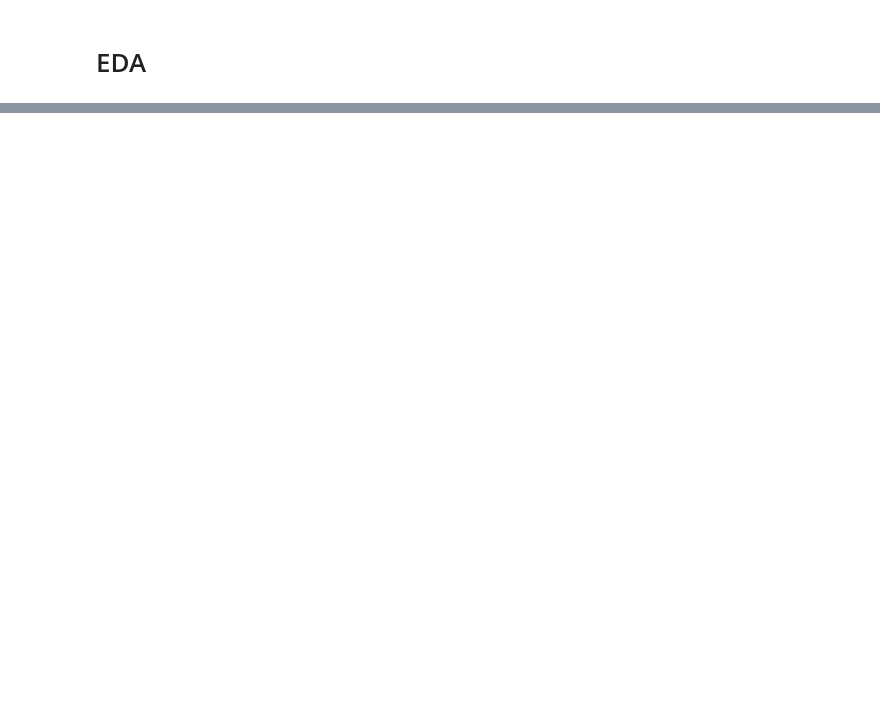
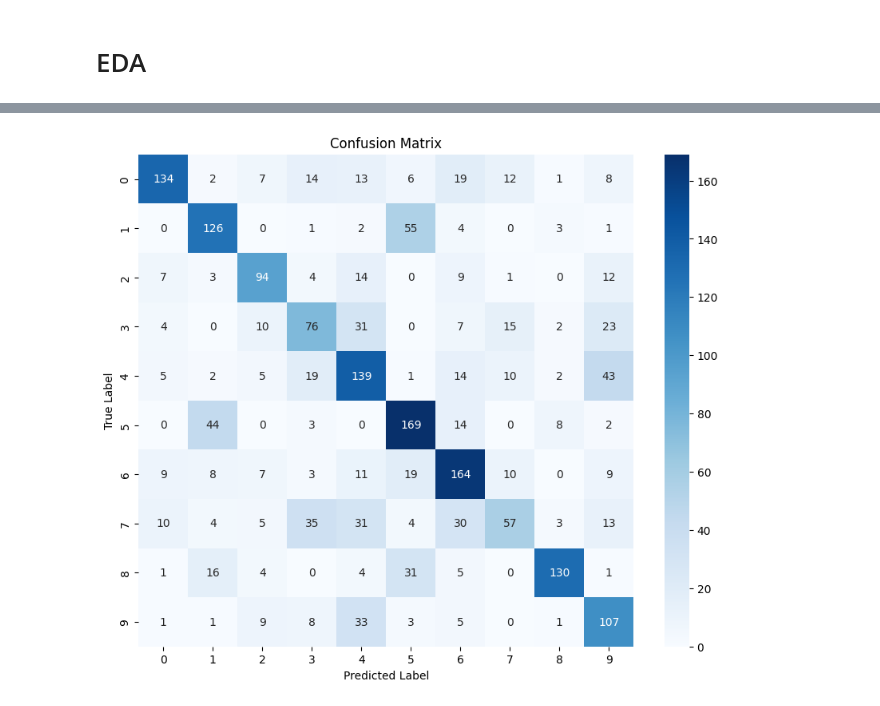
Before and after one commit to RISHIT7/Bird-Species-Classification, a Jupyter notebook: notebooks/DataPreprocessing.ipynb, the cells around one changed output, grey strips where cells are left out. Saved outputs shown, nothing was run; the diff lists cells and outputs as text; code cells hidden in the pictures; blank space fills up the shorter version.

```diff
--- a/notebooks/DataPreprocessing.ipynb
+++ b/notebooks/DataPreprocessing.ipynb
@@ -241,0 +407,33 @@ plt.show()
+# %%
+from sklearn.metrics import confusion_matrix
+import seaborn as sns
+
+# Function to calculate and plot confusion matrix
+def plot_confusion_matrix(loader, model, device):
+    all_preds = []
+    all_labels = []
+
+    model.eval()
+    with torch.no_grad():
+        for images, labels in loader:
+            images = images.to(device).float()
+            labels = labels.to(device).long()
+            outputs = model(images)
+
+            _, preds = torch.max(outputs, 1)
+            all_preds.extend(preds.cpu().numpy())
+            all_labels.extend(labels.cpu().numpy())
+
+    cm = confusion_matrix(all_labels, all_preds)
+
+    plt.figure(figsize=(10, 8))
+    sns.heatmap(cm, annot=True, fmt="d", cmap="Blues")
+    plt.ylabel('True Label')
+    plt.xlabel('Predicted Label')
+    plt.title('Confusion Matrix')
+    plt.show()
+
+# Example usage
+plot_confusion_matrix(test_loader, model, device)
+# %% [output]
+[figure, added]
```
Also changed, not shown: parts of 23 cells of this notebook.
